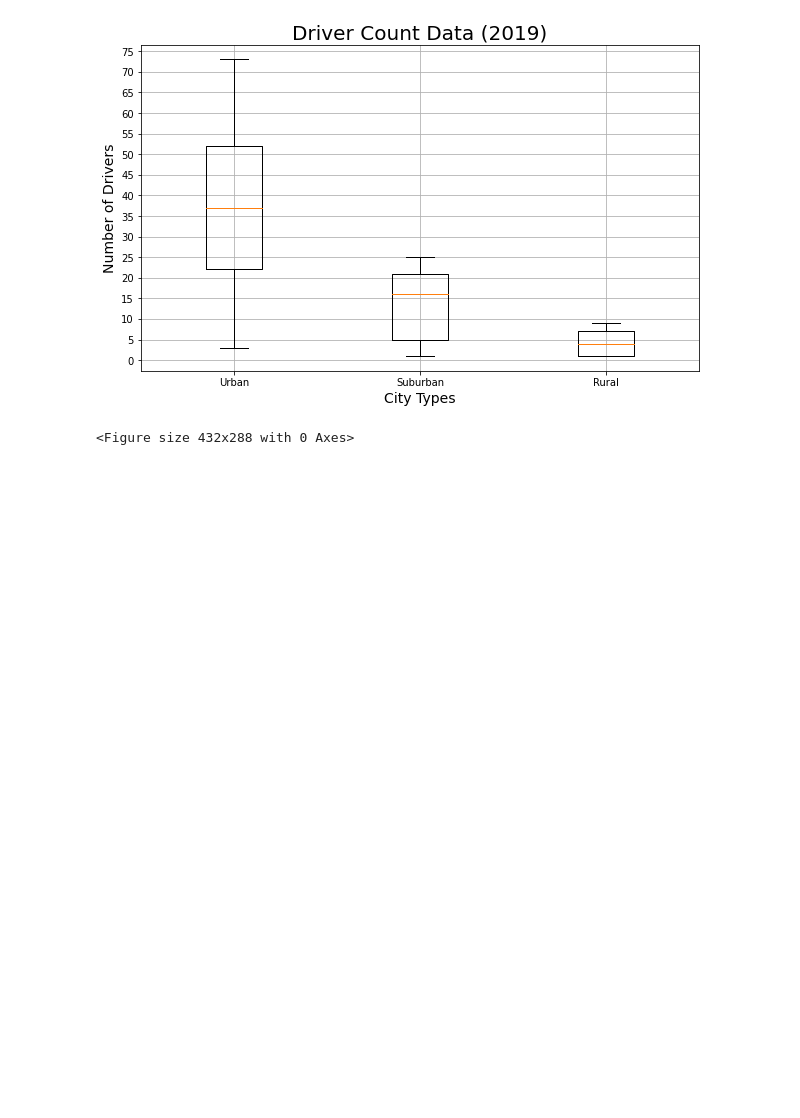
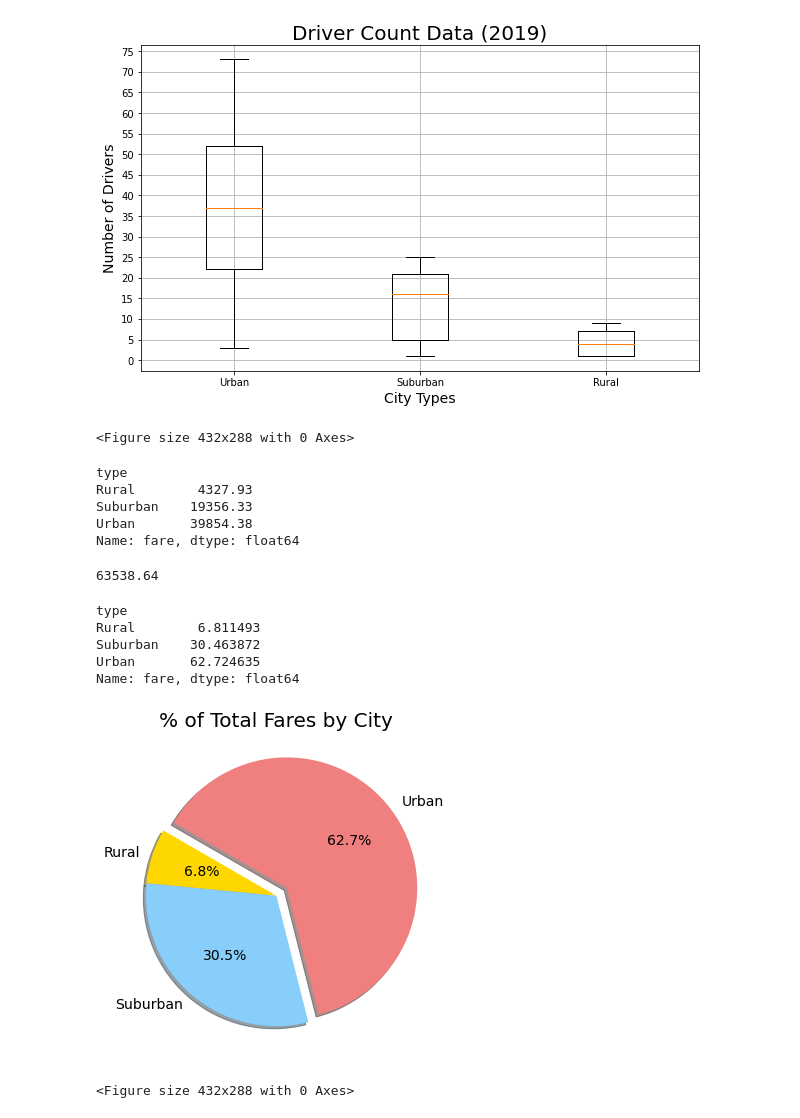
Before and after one commit to alexyang1818/byPer, a Jupyter notebook: PyBer.ipynb, the cells around one changed output. Saved outputs shown, nothing was run; the diff lists cells and outputs as text; code cells hidden in the pictures; blank space fills up the shorter version.

```diff
--- a/PyBer.ipynb
+++ b/PyBer.ipynb
@@ -406,3 +406,46 @@ plt.savefig('analysis/Fig4.png')
 # %% [output]
 [figure]
 <Figure size 432x288 with 0 Axes>
+# %%
+# Get the sum of the fares for each city type.
+sum_fares_by_type = pyber_data_df.groupby(['type']).sum()['fare']
+sum_fares_by_type
+# %% [output]
+type
+Rural        4327.93
+Suburban    19356.33
+Urban       39854.38
+Name: fare, dtype: float64
+# %%
+total_fares = pyber_data_df['fare'].sum()
+total_fares
+# %% [output]
+63538.64
+# %%
+# calculate the percentage of fare for each city type.
+type_percents = 100 * sum_fares_by_type / total_fares
+type_percents
+# %% [output]
+type
+Rural        6.811493
+Suburban    30.463872
+Urban       62.724635
+Name: fare, dtype: float64
+# %%
+# Build the percentage of fares by city type pie chart.
+labels = ['Rural', 'Suburban', 'Urban']
+fig, ax = plt.subplots(figsize=(10,6))
+ax.pie(type_percents,
+      labels=labels,
+      colors=['gold', 'lightskyblue','lightcoral'],
+      explode=[0, 0, 0.1],
+      autopct='%1.1f%%',
+      shadow=True, startangle=150)
+ax.set_title('% of Total Fares by City', fontsize=20)
+# change the default font size from 10 to 14
+plt.rcParams['font.size'] = 14
+plt.show()
+plt.savefig('analysis/Fig5.png')
+# %% [output]
+[figure, added]
+<Figure size 432x288 with 0 Axes>
```
Also changed, not shown: 1 other file.
